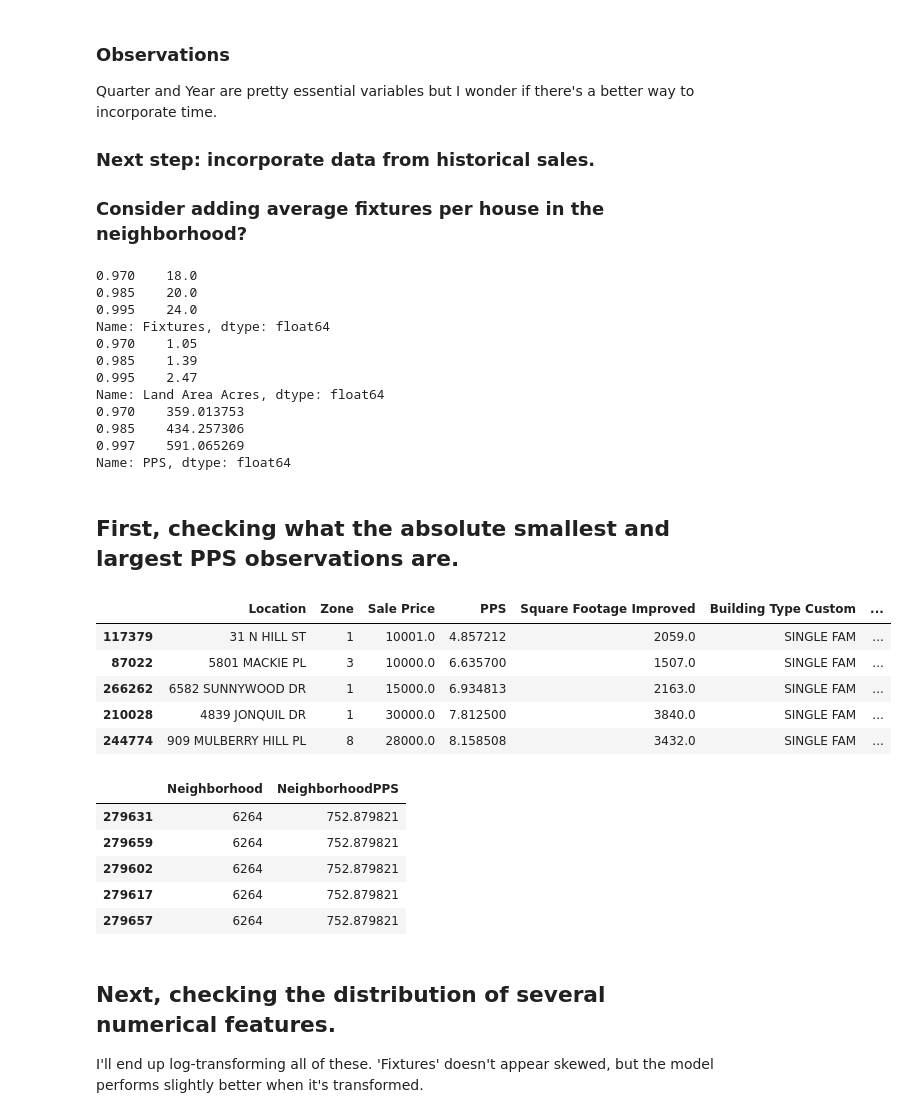
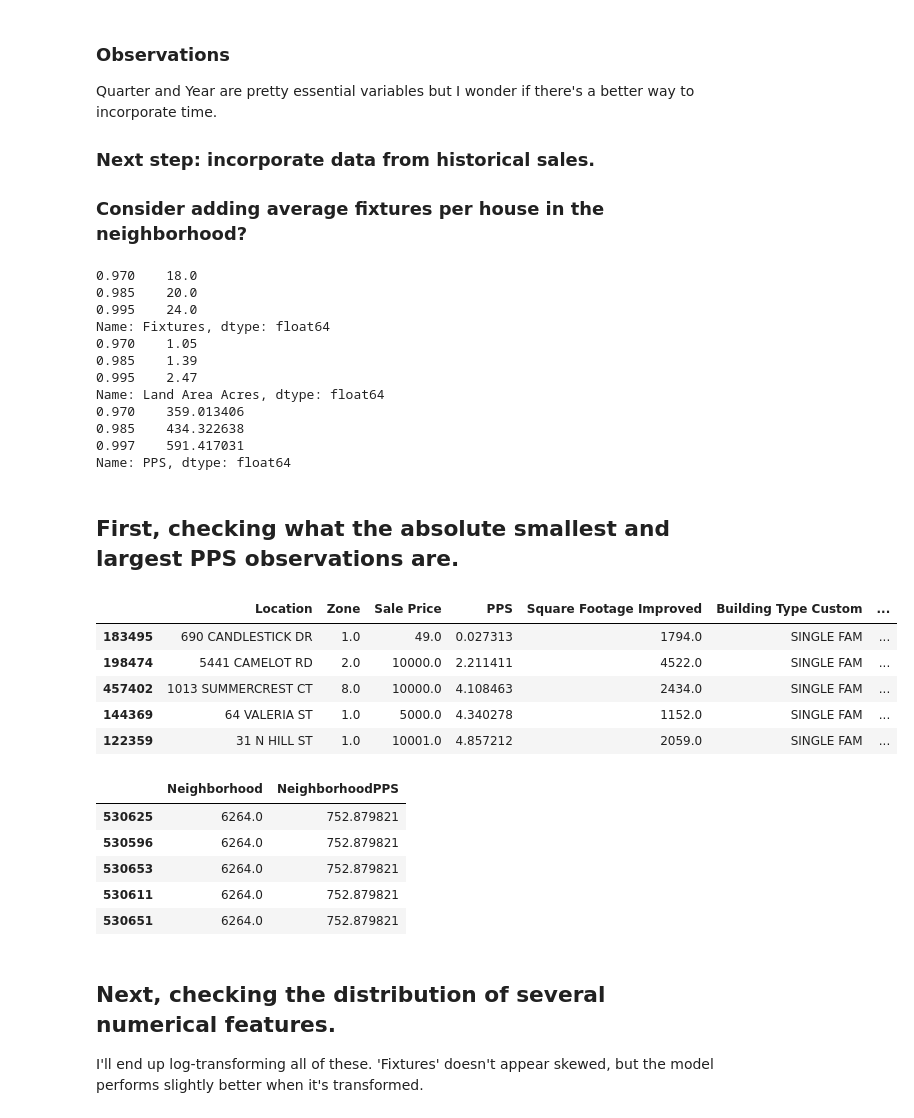
Before and after one commit to drewlehe/Nashville, a Jupyter notebook: PPS-model.ipynb, the cells around one changed output. Saved outputs shown, nothing was run; the diff lists cells and outputs as text; code cells hidden in the pictures.

```diff
--- a/PPS-model.ipynb
+++ b/PPS-model.ipynb
@@ -23,4 +23,7 @@ import pandas as pd
 %matplotlib inline
 sns.set(style='darkgrid')
 # %%
-df1=pd.read_csv('nashville_20190827200234.csv', parse_dates = ['Most Recent Sale Date', 'Sale Date'], dtype={'Zone': str, 'Neighborhood': str})
+import prepper
+# df1=pd.read_csv('nashville_20190827200234.csv', parse_dates = ['Most Recent Sale Date', 'Sale Date'], dtype={'Zone': str, 'Neighborhood': str})
+
+nash = prepper.prep('joined_20190912140448.csv')
@@ -64,15 +30,15 @@ df['Building Grade']= df['Building Grade'].str.replace(r'\w\w\w', '').dropna()
 # %%
 #Clearing out a few outliers.
 #Removing massive parcels of land isn't so much about them being outliers; this model is for urban development.
-print(df['Fixtures'].quantile([.97,.985,.995]))
-df=df[df.Fixtures <=23]
+print(nash['Fixtures'].quantile([.97,.985,.995]))
+nash=nash[nash.Fixtures <=23]
 
-print(df['Land Area Acres'].quantile([.97,.985,.995]))
-df=df[df['Land Area Acres'] <=3]
+print(nash['Land Area Acres'].quantile([.97,.985,.995]))
+nash=nash[nash['Land Area Acres'] <=3]
 
 #Giving PPS more leeway because it's our target variable (and it varies more)
-print(df['PPS'].quantile([.97,.985,.997]))
-df=df[df.PPS <= 700]
+print(nash['PPS'].quantile([.97,.985,.997]))
+nash=nash[nash.PPS <= 700]
 # %% [output]
 0.970    18.0
 0.985    20.0
@@ -82,7 +48,7 @@ Name: Fixtures, dtype: float64
 0.985    1.39
 0.995    2.47
 Name: Land Area Acres, dtype: float64
-0.970    359.013753
-0.985    434.257306
-0.997    591.065269
+0.970    359.013406
+0.985    434.322638
+0.997    591.417031
 Name: PPS, dtype: float64
@@ -100,23 +55,23 @@ df['Log Built']= df['Year Built'].map(lambda x: np.log(2020-x)**1.5 if (pd.notnu
 # %% [markdown]
 ## First, checking what the absolute smallest and largest PPS observations are.
 # %%
-df.nsmallest(5, 'PPS')[['Location', 'Zone', 'Sale Price', 'PPS', 'Square Footage Improved', 'Building Type Custom', 'Building Condition']]
+nash.nsmallest(5, 'PPS')[['Location', 'Zone', 'Sale Price', 'PPS', 'Square Footage Improved', 'Building Type Custom', 'Building Condition']]
 # %% [output]
 |  | Location | Zone | Sale Price | PPS | Square Footage Improved | Building Type Custom | ... |
-| 117379 | 31 N HILL ST | 1 | 10001.0 | 4.857212 | 2059.0 | SINGLE FAM | ... |
-| 87022 | 5801 MACKIE PL | 3 | 10000.0 | 6.635700 | 1507.0 | SINGLE FAM | ... |
-| 266262 | 6582 SUNNYWOOD DR | 1 | 15000.0 | 6.934813 | 2163.0 | SINGLE FAM | ... |
-| 210028 | 4839 JONQUIL DR | 1 | 30000.0 | 7.812500 | 3840.0 | SINGLE FAM | ... |
-| 244774 | 909 MULBERRY HILL PL | 8 | 28000.0 | 8.158508 | 3432.0 | SINGLE FAM | ... |
+| 183495 | 690 CANDLESTICK DR | 1.0 | 49.0 | 0.027313 | 1794.0 | SINGLE FAM | ... |
+| 198474 | 5441 CAMELOT RD | 2.0 | 10000.0 | 2.211411 | 4522.0 | SINGLE FAM | ... |
+| 457402 | 1013 SUMMERCREST CT | 8.0 | 10000.0 | 4.108463 | 2434.0 | SINGLE FAM | ... |
+| 144369 | 64 VALERIA ST | 1.0 | 5000.0 | 4.340278 | 1152.0 | SINGLE FAM | ... |
+| 122359 | 31 N HILL ST | 1.0 | 10001.0 | 4.857212 | 2059.0 | SINGLE FAM | ... |
 # %%
-df.nlargest(5,'NeighborhoodPPS')[['Neighborhood','NeighborhoodPPS']]
+nash.nlargest(5,'NeighborhoodPPS')[['Neighborhood','NeighborhoodPPS']]
 # %% [output]
 |  | Neighborhood | NeighborhoodPPS |
-| 279631 | 6264 | 752.879821 |
-| 279659 | 6264 | 752.879821 |
-| 279602 | 6264 | 752.879821 |
-| 279617 | 6264 | 752.879821 |
-| 279657 | 6264 | 752.879821 |
+| 530625 | 6264.0 | 752.879821 |
+| 530596 | 6264.0 | 752.879821 |
+| 530653 | 6264.0 | 752.879821 |
+| 530611 | 6264.0 | 752.879821 |
+| 530651 | 6264.0 | 752.879821 |
 # %% [markdown]
 ## Next, checking the distribution of several numerical features.
 I'll end up log-transforming all of these.
```
Also changed, not shown: parts of 35 cells of this notebook.
